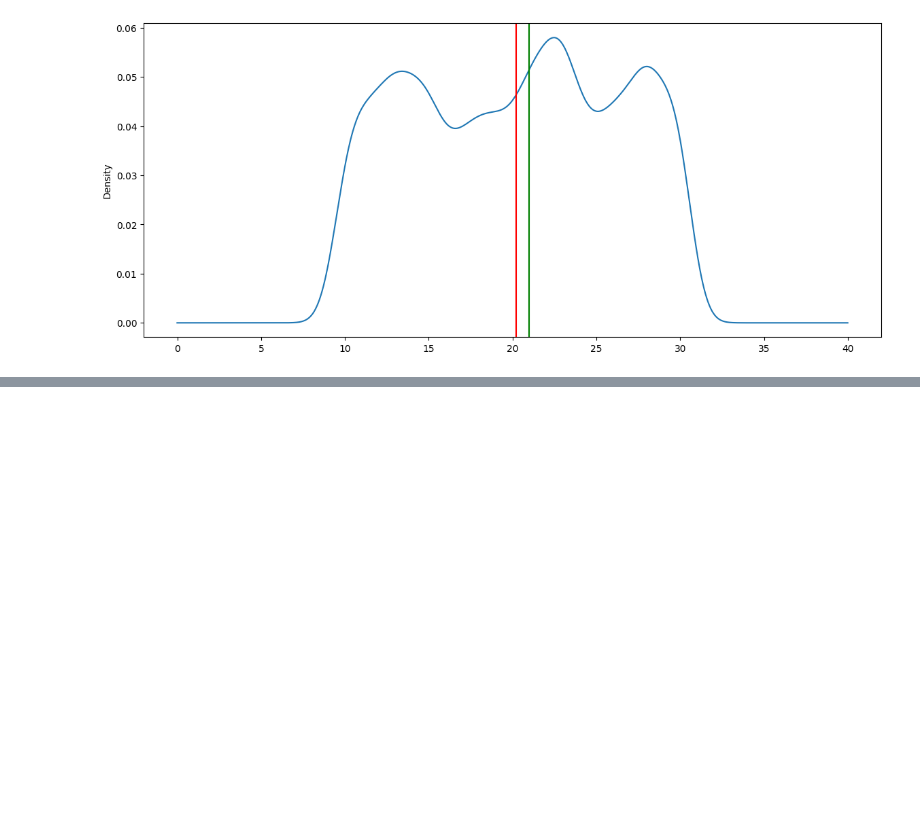
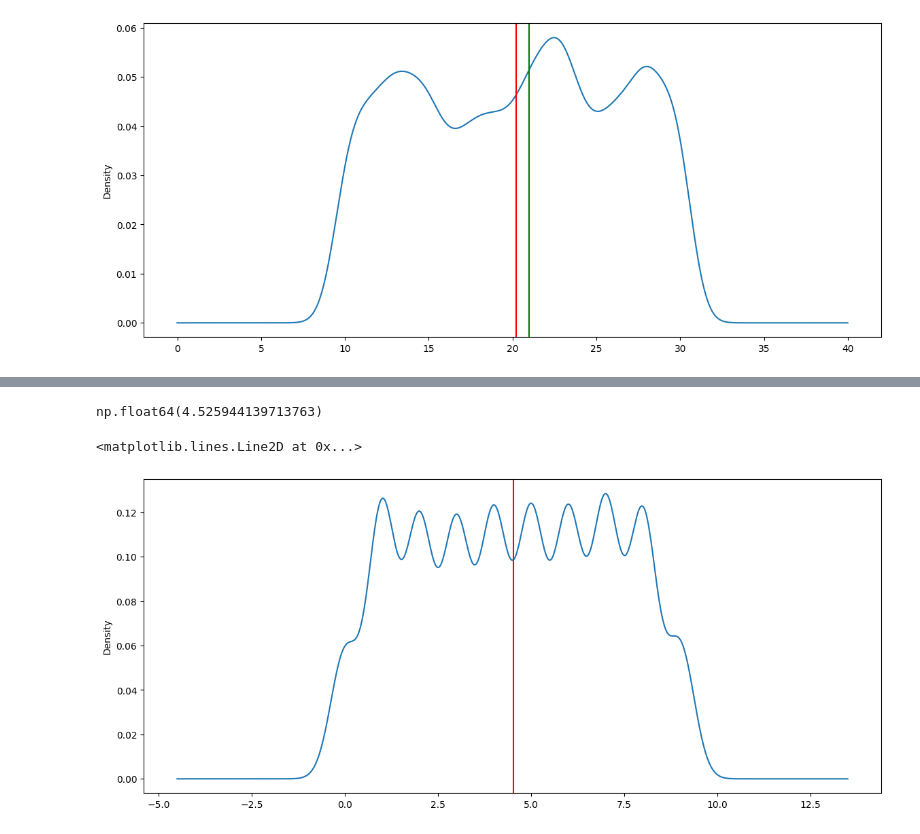
Before and after one commit to guocodes/FreeCodeCamp-Pandas-Real-Life-Example, a Jupyter notebook: Exercises_2.ipynb, the cells around one changed output, grey strips where cells are left out. Cells and saved outputs as stored; diff of their text form; code cells hidden in the pictures; blank space fills up the shorter version.

```diff
--- a/Exercises_2.ipynb
+++ b/Exercises_2.ipynb
@@ -217,0 +241,5 @@ This numeric column should have the count of days between `rental_date` and `ret
+# %%
+# your code goes here
+df['rental_days']=df[['rental_date','return_date']].apply(lambda x: (x[1]-x[0]).days, axis=1)
+
+df['rental_days'].head()
@@ -228,5 +265,8 @@ df['rental_days'].head()
 - Show a <b>density (KDE)</b> of `rental_days`.
 # %%
 # your code goes here
+df['rental_days'].mean()
+# %% [output]
+np.float64(4.525944139713763)
 # %%
 df['rental_days'].mean()
@@ -235,3 +273,10 @@ df['rental_days'].mean()
+# %%
+# your code goes here
+ax=df['rental_days'].plot(kind='density', figsize=(14,6))
+ax.axvline(df['rental_days'].mean(),color='red')
+# %% [output]
+<matplotlib.lines.Line2D at 0x...>
+[figure, added]
 # %%
 ax = df['rental_days'].plot(kind='density', figsize=(14,6))
 ax.axvline(df['rental_days'].mean(), color='red')
```
Also changed, not shown: parts of 22 cells of this notebook.
